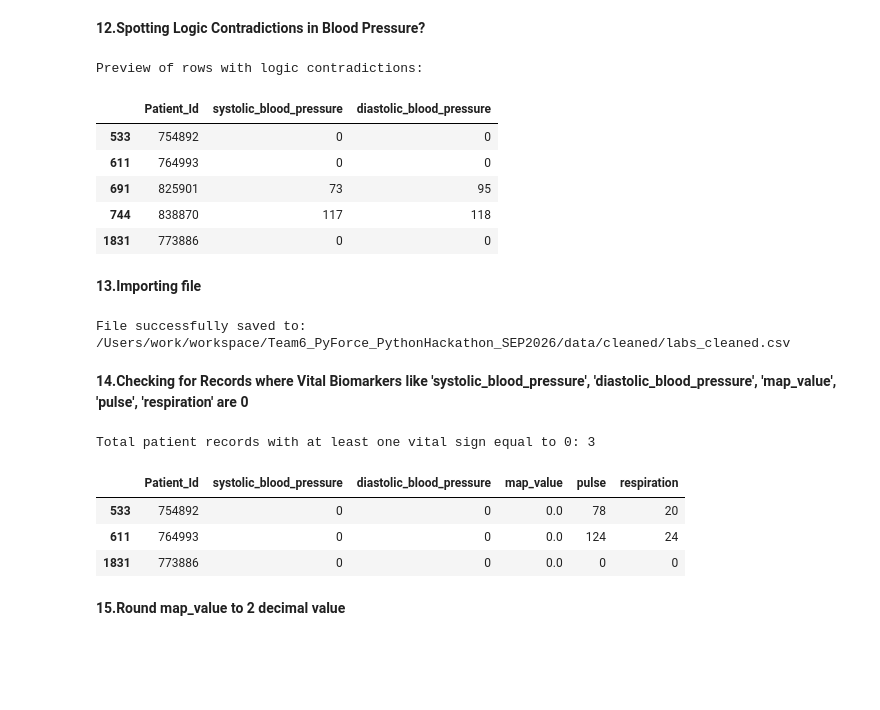
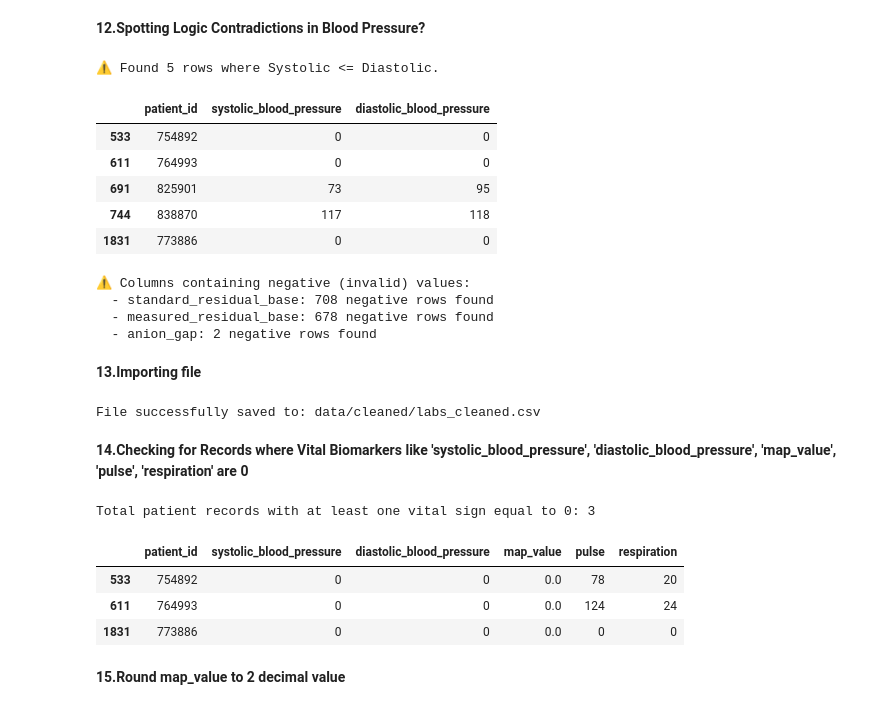
Before and after one commit to Shaffy-Sharma/Team6_PyForce_PythonHackathon_SEP2026, a Jupyter notebook: Team6_Lab_cleaning.ipynb, the cells around one changed output. Drawn from its saved outputs; the diff is of its cells as text; code cells hidden in the pictures; blank space fills up the shorter version.

Commit message:
using relative file paths

```diff
--- a/Team6_Lab_cleaning.ipynb
+++ b/Team6_Lab_cleaning.ipynb
@@ -16,7 +16,7 @@ print(f"1. Initial dataset loaded successfully. Shape: {data.shape}")
 # %% [markdown]
 **1.Quick File Reload Reference**
 # %%
-data = pd.read_csv(r"/Users/work/workspace/Team6_PyForce_PythonHackathon_SEP2026/cardiac_failure/labs.csv")
+data = pd.read_csv(r"data/cardiac_failure/labs.csv")
 # %% [markdown]
 **2.Initial Data Inspection (Head, Shape, Columns, and Tail)**
 # %%
@@ -327,16 +327,27 @@ Updated column names snippet: ['patient_id', 'body_temperature', 'pulse', 'respi
 **12.Spotting Logic Contradictions in Blood Pressure?**
 # %%
 
-id_col = [col for col in data.columns if 'patient' in col.lower() or 'id' in col.lower()][0]
+# Check for clinical logic contradictions: Systolic should always be > Diastolic
+if 'systolic_blood_pressure' in data.columns and 'diastolic_blood_pressure' in data.columns:
 
-if len(invalid_bp) > 0:
-    print("\nPreview of rows with logic contradictions:")
-    display(invalid_bp[[id_col, systolic_col, diastolic_col]].head(10))
+    # Find rows where systolic is less than or equal to diastolic (excluding NaNs)
+    invalid_bp = data[
+        (data['systolic_blood_pressure'].notna()) &
+        (data['diastolic_blood_pressure'].notna()) &
+        (data['systolic_blood_pressure'] <= data['diastolic_blood_pressure'])
+    ]
+
+    print(f"⚠️ Found {len(invalid_bp)} rows where Systolic <= Diastolic.")
+
+    if len(invalid_bp) > 0:
+        # Display a snippet of the contradictory records
+        id_col = [c for c in data.columns if 'id' in c.lower() or 'number' in c.lower()][0]
+        display(invalid_bp[[id_col, 'systolic_blood_pressure', 'diastolic_blood_pressure']])
 else:
-    print("\nAll records pass! Systolic is consistently higher than Diastolic.")
+    print("Blood pressure columns not found.")
 # %% [output]
-Preview of rows with logic contradictions:
+⚠️ Found 5 rows where Systolic <= Diastolic.
-|  | Patient_Id | systolic_blood_pressure | diastolic_blood_pressure |
+|  | patient_id | systolic_blood_pressure | diastolic_blood_pressure |
 | 533 | 754892 | 0 | 0 |
 | 611 | 764993 | 0 | 0 |
 | 691 | 825901 | 73 | 95 |
@@ -364,19 +375,24 @@ if negative_findings:
         print(f"  - {col}: {count} negative rows found")
 else:
     print("✅ Clean! No negative values found in any numeric columns.")
+# %% [output]
+⚠️ Columns containing negative (invalid) values:
+  - standard_residual_base: 708 negative rows found
+  - measured_residual_base: 678 negative rows found
+  - anion_gap: 2 negative rows found
 # %% [markdown]
 **13.Importing file**
 # %%
 import os
 
 
-output_path = os.path.expanduser('~/workspace/Team6_PyForce_PythonHackathon_SEP2026/data/cleaned/labs_cleaned.csv')
+output_path = os.path.expanduser('data/cleaned/labs_cleaned.csv')
 
 
 data.to_csv(output_path, index=False)
 print(f"File successfully saved to: {output_path}")
 # %% [output]
-File successfully saved to: /Users/work/workspace/Team6_PyForce_PythonHackathon_SEP2026/data/cleaned/labs_cleaned.csv
+File successfully saved to: data/cleaned/labs_cleaned.csv
 # %% [markdown]
 **14.Checking for Records where Vital Biomarkers like 'systolic_blood_pressure', 'diastolic_blood_pressure', 'map_value', 'pulse', 'respiration' are 0**
 # %%
@@ -390,10 +406,10 @@ zero_vitals_records = data[(data[existing_vitals] == 0).any(axis=1)]
 print(f"Total patient records with at least one vital sign equal to 0: {len(zero_vitals_records)}")
 
 
-display(zero_vitals_records[['Patient_Id'] + existing_vitals])
+display(zero_vitals_records[['patient_id'] + existing_vitals])
 # %% [output]
 Total patient records with at least one vital sign equal to 0: 3
-|  | Patient_Id | systolic_blood_pressure | diastolic_blood_pressure | map_value | pulse | respiration |
+|  | patient_id | systolic_blood_pressure | diastolic_blood_pressure | map_value | pulse | respiration |
 | 533 | 754892 | 0 | 0 | 0.0 | 78 | 20 |
 | 611 | 764993 | 0 | 0 | 0.0 | 124 | 24 |
 | 1831 | 773886 | 0 | 0 | 0.0 | 0 | 0 |
```
Also changed, not shown: parts of 1 cell of this notebook, 7 other files.
